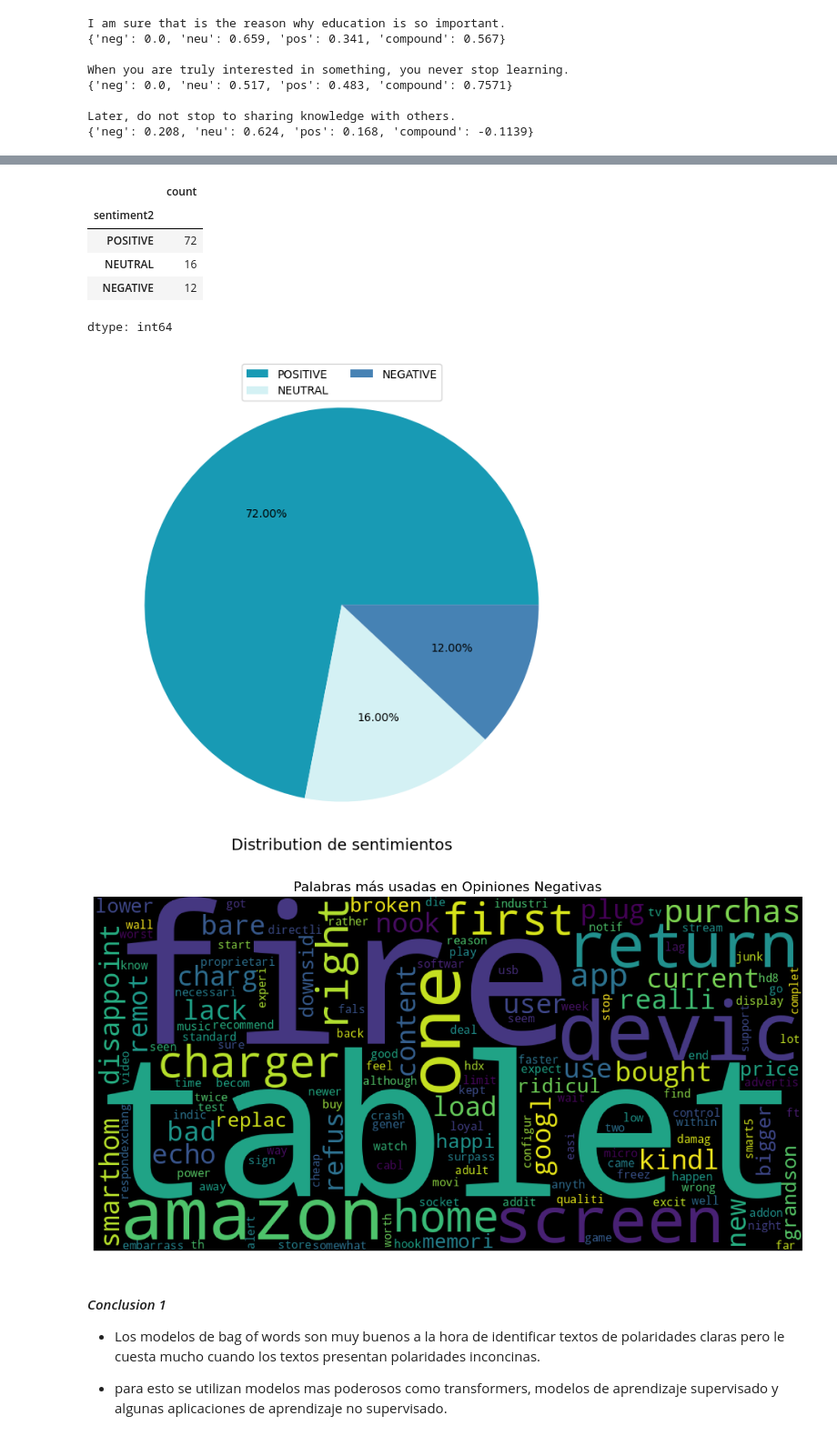
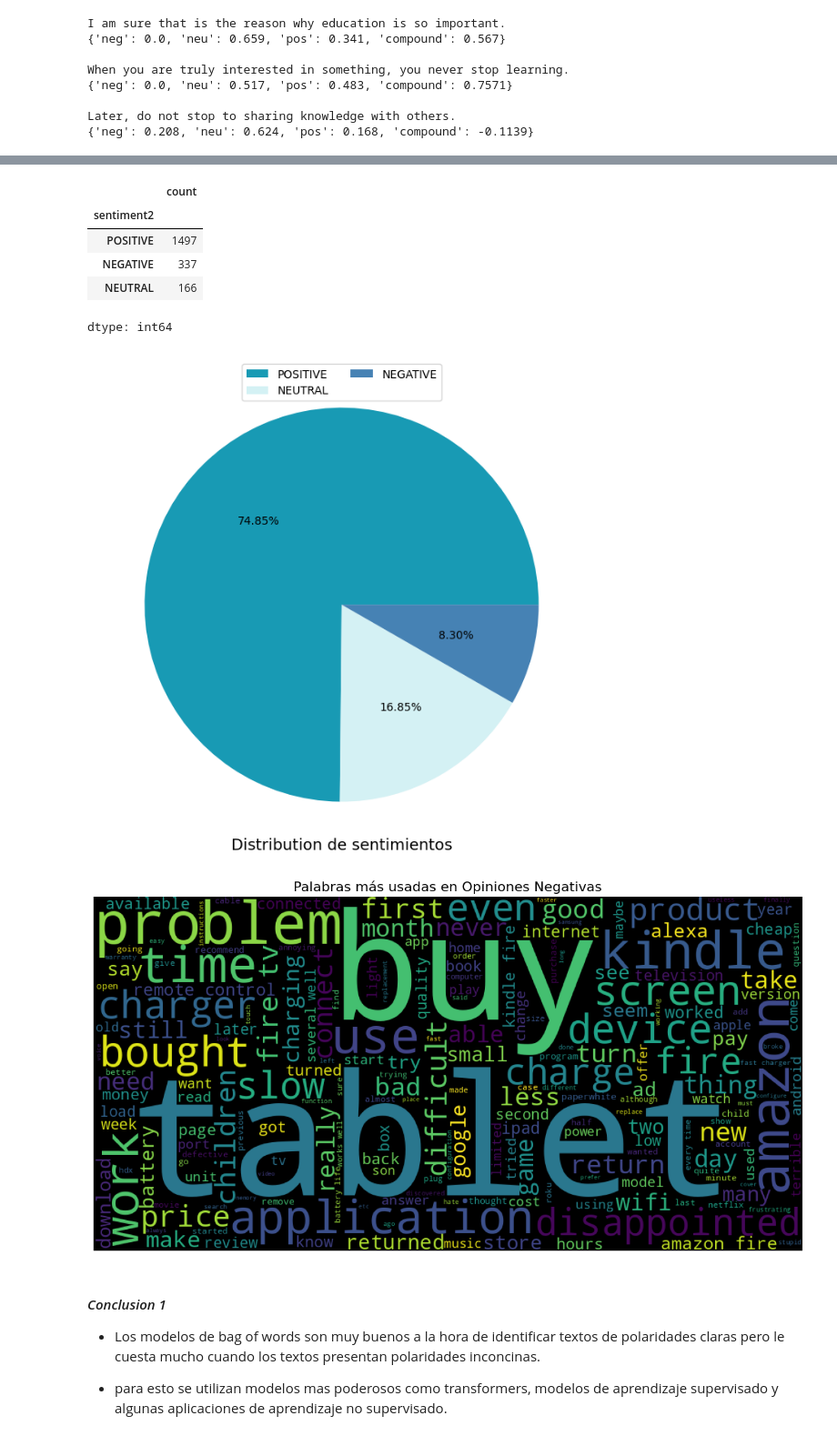
Before and after one commit to crodriguezbay/MLforMkting, a Jupyter notebook: l07_sentiment_analisis_clase_SentimentAnalysis.ipynb, the cells around one changed output, grey strips where cells are left out. Shown at 91% size. Cells and saved outputs as stored; diff of their text form; code cells hidden in the pictures.

```diff
--- a/l07_sentiment_analisis_clase_SentimentAnalysis.ipynb
+++ b/l07_sentiment_analisis_clase_SentimentAnalysis.ipynb
@@ -533,3 +530,5 @@ data2["ComentariosTraducidos"]=data2["ComentariosTraducidos"].apply(stopword)
+# %%
+data["TextTraducido"]=data["TextTraducido"].apply(stopword)
 # %% [markdown]
 ### **Count Vector**
 
@@ -581,4 +580,4 @@ def stem_sentences(sentence):
     stemmed_tokens = [porter_stemmer.stem(token) for token in tokens]
     return ' '.join(stemmed_tokens)
 
-data2["reviews.text.ing"] = data2["reviews.text.ing"].apply(stem_sentences)
+data["TextTraducidoStem"] = data["TextTraducido"].apply(stem_sentences)
@@ -764,10 +763,10 @@ def polarity_compound(texto):
     a=list(a.values())
     return(a[3])
 
-data2["neg"]=data2["reviews.text.ing"].apply(polarity_neg)
-data2["neu"]=data2["reviews.text.ing"].apply(polarity_neu)
-data2["pos"]=data2["reviews.text.ing"].apply(polarity_pos)
-data2["compaund"]=data2["reviews.text.ing"].apply(polarity_compound)
+data["neg"]=data["TextTraducido"].apply(polarity_neg)
+data["neu"]=data["TextTraducido"].apply(polarity_neu)
+data["pos"]=data["TextTraducido"].apply(polarity_pos)
+data["compaund"]=data["TextTraducido"].apply(polarity_compound)
 # %%
 # Forma mas eficiente de ralizar el codigo anterior
 """
@@ -797,21 +794,21 @@ data2.head()
 # %%
-data2["sentiment2"]=""
-for i in range(0, len(data2)):
+data["sentiment2"]=""
+for i in range(0, len(data)):
 
-    if data2.compaund[i] > 0.1:
-        data2["sentiment2"][i] = "POSITIVE"
-    elif data2.compaund[i]  < 0:
-        data2["sentiment2"][i] ="NEGATIVE"
+    if data.compaund[i] > 0.1:
+        data["sentiment2"][i] = "POSITIVE"
+    elif data.compaund[i]  < 0:
+        data["sentiment2"][i] ="NEGATIVE"
     else:
-        data2["sentiment2"][i] ="NEUTRAL"
+        data["sentiment2"][i] ="NEUTRAL"
 # %%
-data2['sentiment2'].value_counts()
+data['sentiment2'].value_counts()
 # %% [output]
 |  | count |
 | sentiment2 |  |
-| POSITIVE | 72 |
-| NEUTRAL | 16 |
-| NEGATIVE | 12 |
+| POSITIVE | 1497 |
+| NEGATIVE | 337 |
+| NEUTRAL | 166 |
 dtype: int64
 # %%
 # distribution of sentiment
@@ -819,28 +816,28 @@ plt.figure(figsize = (8, 8))
 
 labels = ['POSITIVE',"NEUTRAL",'NEGATIVE']
 colors = ['#189AB4', '#D4F1F4','#4682B4']
-plt.pie(data2['sentiment2'].value_counts(), autopct='%0.2f%%',colors=colors)
+plt.pie(data['sentiment2'].value_counts(), autopct='%0.2f%%',colors=colors)
 
 plt.title('Distribution de sentimientos', size=14, y=-0.01)
 plt.legend(labels, ncol=2, loc=9)
 plt.show()
 # %% [output]
-[figure, old version]
+[figure, new version]
 # %%
 # get words used positive reivews
-negativeWords = pd.Series(' '.join(data2[data2['sentiment2']=='NEGATIVE']["reviews.text.ing"]).split())
+negativeWords = pd.Series(' '.join(data[data['sentiment2']=='NEGATIVE']["TextTraducido"]).split())
 # plot word cloud
 wordcloud = WordCloud(width = 1000, height = 500).generate(' '.join(negativeWords))
 
 plt.figure(figsize=(15,8))
 
 plt.imshow(wordcloud)
 plt.title("Palabras más usadas en Opiniones Negativas", size=16)
 
 plt.axis("off")
 plt.show()
 # %% [output]
-[figure, old version]
+[figure, new version]
 # %% [markdown]
 #### *Conclusion 1*
 
```
Also changed, not shown: parts of 34 cells of this notebook.
